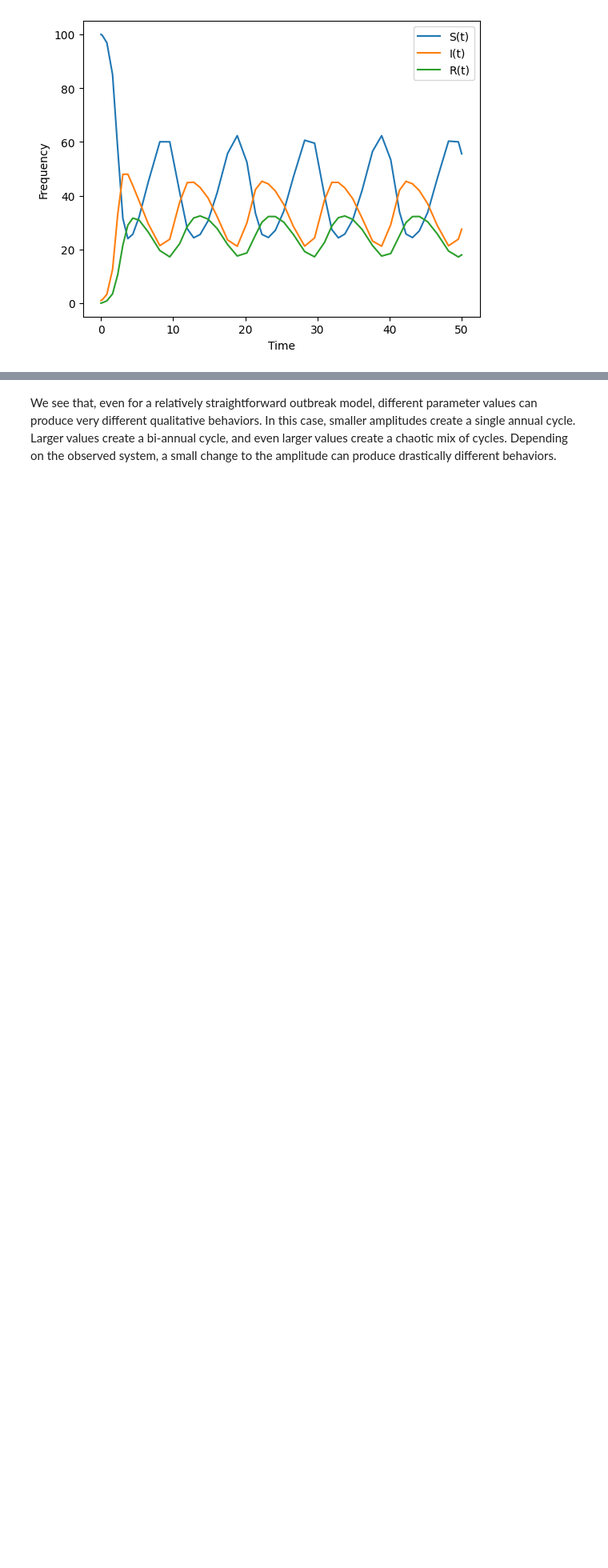
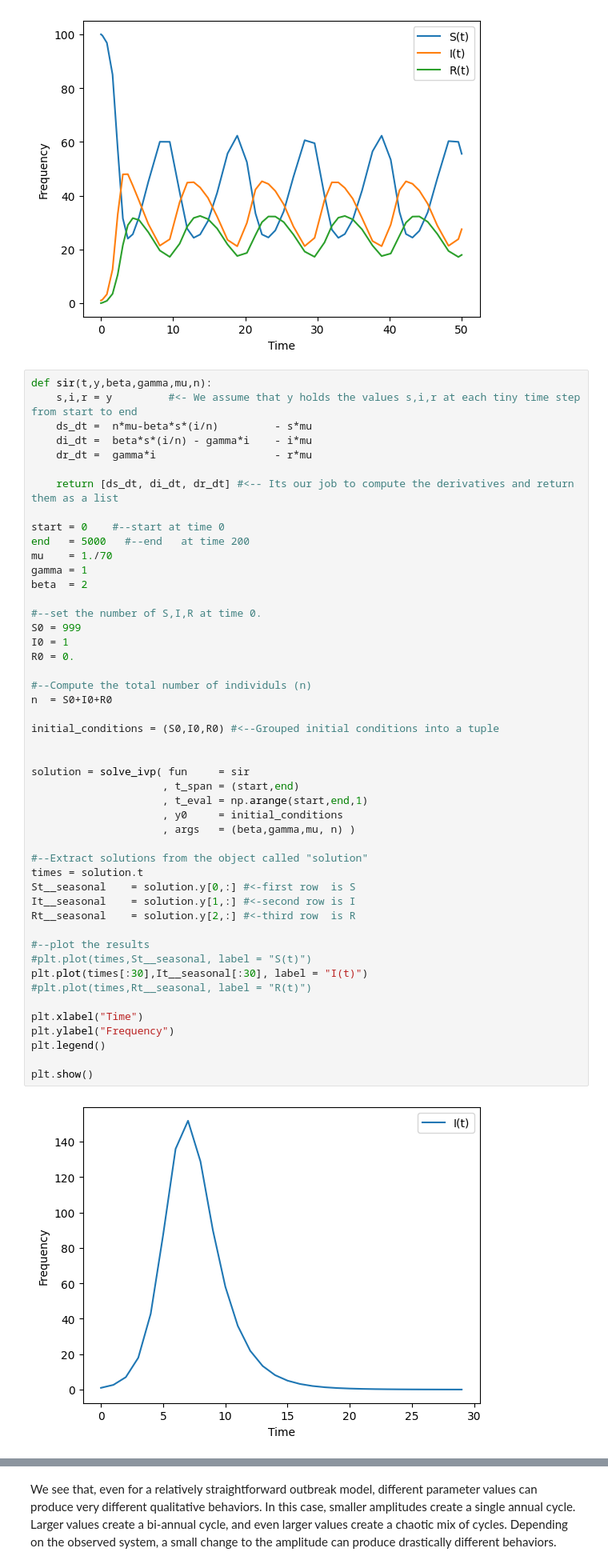
Before and after one commit to computationalUncertaintyLab/outbreak_book, a Jupyter notebook: outbreak_science/temp_forcing.ipynb, the cells around one changed output, grey strips where cells are left out. Shown at 80% size. Drawn from its saved outputs; the diff is of its cells as text; blank space fills up the shorter version.

```diff
--- a/outbreak_science/temp_forcing.ipynb
+++ b/outbreak_science/temp_forcing.ipynb
@@ -338,3 +338,53 @@ plt.legend()
 plt.show()
 # %% [output]
 [figure]
+# %%
+def sir(t,y,beta,gamma,mu,n):
+    s,i,r = y         #<- We assume that y holds the values s,i,r at each tiny time step from start to end
+    ds_dt =  n*mu-beta*s*(i/n)         - s*mu
+    di_dt =  beta*s*(i/n) - gamma*i    - i*mu
+    dr_dt =  gamma*i                   - r*mu
+
+    return [ds_dt, di_dt, dr_dt] #<-- Its our job to compute the derivatives and return them as a list
+
+start = 0    #--start at time 0
+end   = 5000   #--end   at time 200
+mu    = 1./70
+gamma = 1
+beta  = 2
+
+#--set the number of S,I,R at time 0.
+S0 = 999
+I0 = 1
+R0 = 0.
+
+#--Compute the total number of individuls (n)
+n  = S0+I0+R0
+
+initial_conditions = (S0,I0,R0) #<--Grouped initial conditions into a tuple
+
+
+solution = solve_ivp( fun     = sir
+                     , t_span = (start,end)
+                     , t_eval = np.arange(start,end,1)
+                     , y0     = initial_conditions
+                     , args   = (beta,gamma,mu, n) )
+
+#--Extract solutions from the object called "solution"
+times = solution.t
+St__seasonal    = solution.y[0,:] #<-first row  is S
+It__seasonal    = solution.y[1,:] #<-second row is I
+Rt__seasonal    = solution.y[2,:] #<-third row  is R
+
+#--plot the results
+#plt.plot(times,St__seasonal, label = "S(t)")
+plt.plot(times[:30],It__seasonal[:30], label = "I(t)")
+#plt.plot(times,Rt__seasonal, label = "R(t)")
+
+plt.xlabel("Time")
+plt.ylabel("Frequency")
+plt.legend()
+
+plt.show()
+# %% [output]
+[figure, added]
```
Also changed, not shown: parts of 7 cells of this notebook.
